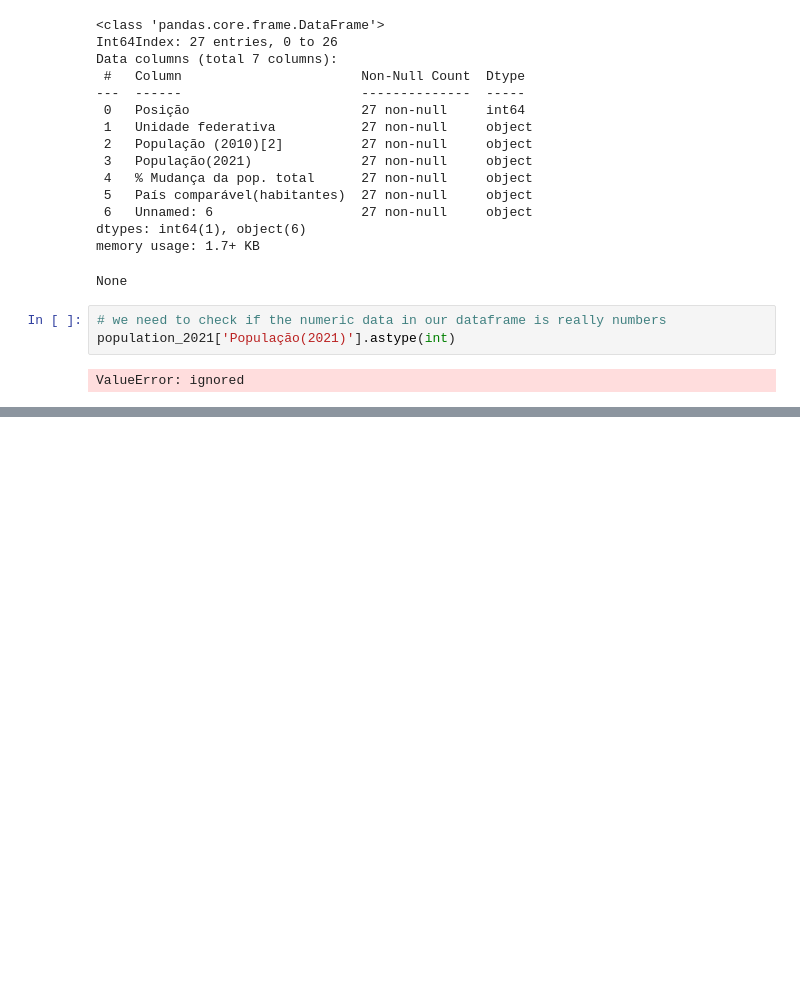
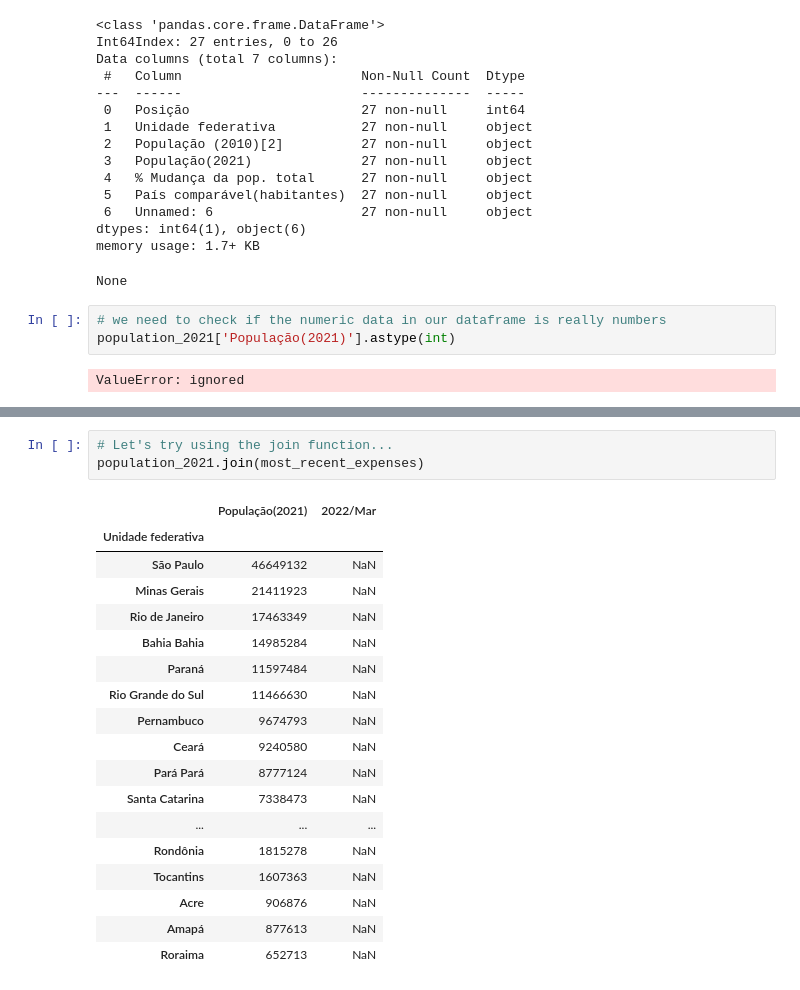
Before and after one commit to paulo-lins/EDA_datasus, a Jupyter notebook: EDA_tabnet.ipynb, the cells around one changed output, grey strips where cells are left out. Drawn from its saved outputs; the diff is of its cells as text; blank space fills up the shorter version.

```diff
--- a/EDA_tabnet.ipynb
+++ b/EDA_tabnet.ipynb
@@ -841,0 +841,22 @@ population_2021.head()
+# %%
+# Let's try using the join function...
+population_2021.join(most_recent_expenses)
+# %% [output]
+|  | População(2021) | 2022/Mar |
+| Unidade federativa |  |  |
+| São Paulo | 46649132 | NaN |
+| Minas Gerais | 21411923 | NaN |
+| Rio de Janeiro | 17463349 | NaN |
+| Bahia Bahia | 14985284 | NaN |
+| Paraná | 11597484 | NaN |
+| Rio Grande do Sul | 11466630 | NaN |
+| Pernambuco | 9674793 | NaN |
+| Ceará | 9240580 | NaN |
+| Pará Pará | 8777124 | NaN |
+| Santa Catarina | 7338473 | NaN |
+| ... | ... | ... |
+| Rondônia | 1815278 | NaN |
+| Tocantins | 1607363 | NaN |
+| Acre | 906876 | NaN |
+| Amapá | 877613 | NaN |
+| Roraima | 652713 | NaN |
```
Also changed, not shown: parts of 14 cells of this notebook.
